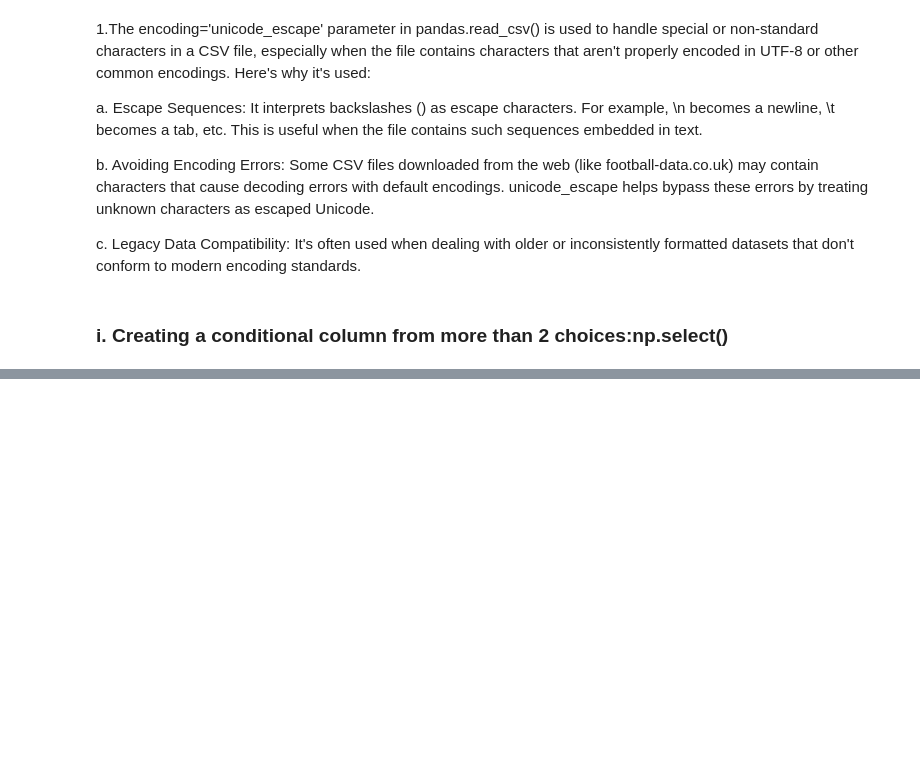
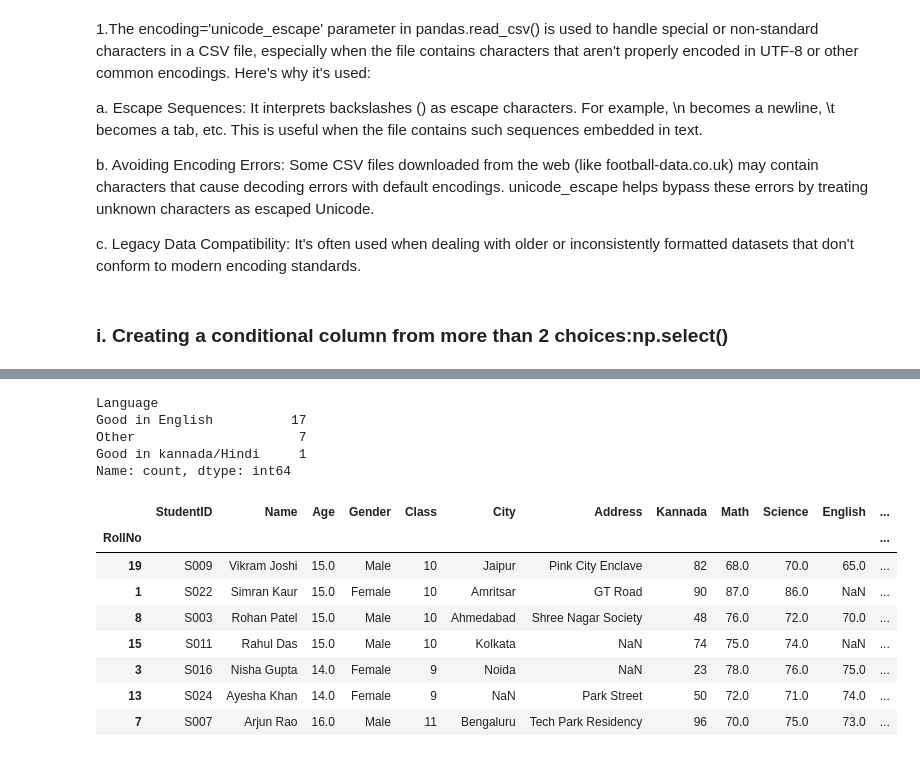
Before and after one commit to NehaSrinivas98/MachineLearningCourse, a Jupyter notebook: pandasNumpy.ipynb, the cells around one changed output, grey strips where cells are left out. Cells and saved outputs as stored; diff of their text form; code cells hidden in the pictures; blank space fills up the shorter version.

```diff
--- a/pandasNumpy.ipynb
+++ b/pandasNumpy.ipynb
@@ -671,8 +887,26 @@ df.dtypes
 # %%
 conditions = [
     df['English'] > 75.0,
-    (df_concat['AvgAHH'] > 1) & (df_concat['AvgAHA'] > 1)
+    (df['Kannada'] > 75.0) & (df['Hindi'] > 75.0)
 ]
-values = ['A', 'B']
-df_concat['test'] = np.select(conditions, values, default='Other')
-print(df_concat['test'].value_counts())
+values = ['Good in English', 'Good in kannada/Hindi']
+df['Language'] = np.select(conditions, values, default='Other')
+print(df['Language'].value_counts())
+# %% [output]
+Language
+Good in English          17
+Other                     7
+Good in kannada/Hindi     1
+Name: count, dtype: int64
+# %%
+df[df['Language'] == 'Other']
+# %% [output]
+|  | StudentID | Name | Age | Gender | Class | City | Address | Kannada | Math | Science | English | ... |
+| RollNo |  |  |  |  |  |  |  |  |  |  |  | ... |
+| 19 | S009 | Vikram Joshi | 15.0 | Male | 10 | Jaipur | Pink City Enclave | 82 | 68.0 | 70.0 | 65.0 | ... |
+| 1 | S022 | Simran Kaur | 15.0 | Female | 10 | Amritsar | GT Road | 90 | 87.0 | 86.0 | NaN | ... |
+| 8 | S003 | Rohan Patel | 15.0 | Male | 10 | Ahmedabad | Shree Nagar Society | 48 | 76.0 | 72.0 | 70.0 | ... |
+| 15 | S011 | Rahul Das | 15.0 | Male | 10 | Kolkata | NaN | 74 | 75.0 | 74.0 | NaN | ... |
+| 3 | S016 | Nisha Gupta | 14.0 | Female | 9 | Noida | NaN | 23 | 78.0 | 76.0 | 75.0 | ... |
+| 13 | S024 | Ayesha Khan | 14.0 | Female | 9 | NaN | Park Street | 50 | 72.0 | 71.0 | 74.0 | ... |
+| 7 | S007 | Arjun Rao | 16.0 | Male | 11 | Bengaluru | Tech Park Residency | 96 | 70.0 | 75.0 | 73.0 | ... |
```
Also changed, not shown: parts of 19 cells of this notebook.
